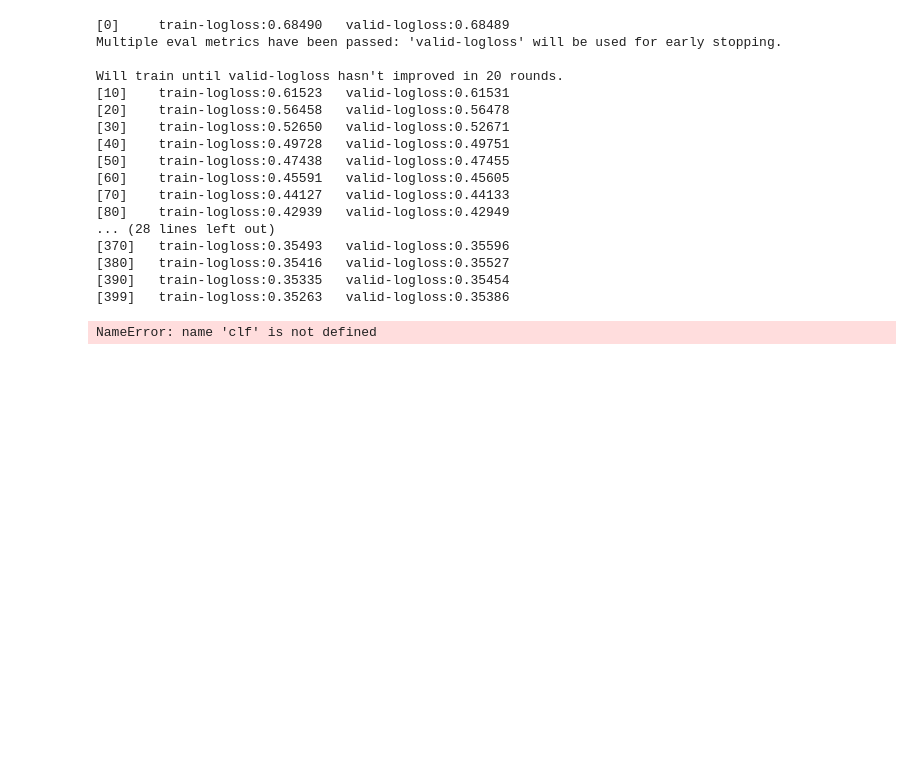
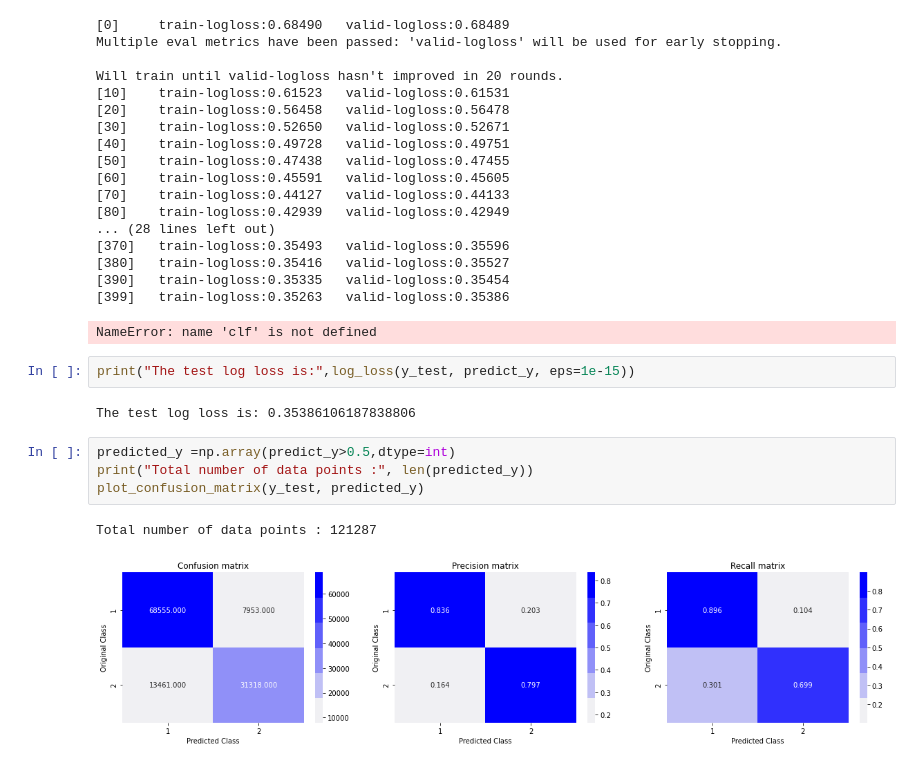
Before and after one commit to Prateekbangwal/Quora_question_pair_classfication, a Jupyter notebook: quora_ml_models.ipynb, the cells around one changed output. Cells and saved outputs as stored; diff of their text form; blank space fills up the shorter version.

```diff
--- a/quora_ml_models.ipynb
+++ b/quora_ml_models.ipynb
@@ -281,3 +281,14 @@ Will train until valid-logloss hasn't improved in 20 rounds.
 [390]   train-logloss:0.35335   valid-logloss:0.35454
 [399]   train-logloss:0.35263   valid-logloss:0.35386
 NameError: name 'clf' is not defined
+# %%
+print("The test log loss is:",log_loss(y_test, predict_y, eps=1e-15))
+# %% [output]
+The test log loss is: 0.35386106187838806
+# %%
+predicted_y =np.array(predict_y>0.5,dtype=int)
+print("Total number of data points :", len(predicted_y))
+plot_confusion_matrix(y_test, predicted_y)
+# %% [output]
+Total number of data points : 121287
+[figure, added]
```
